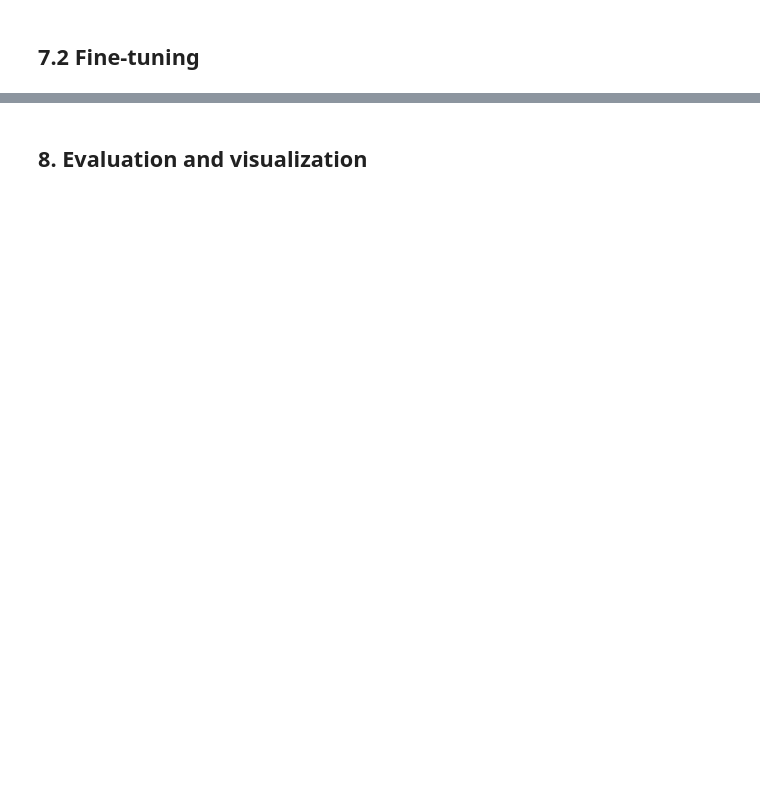
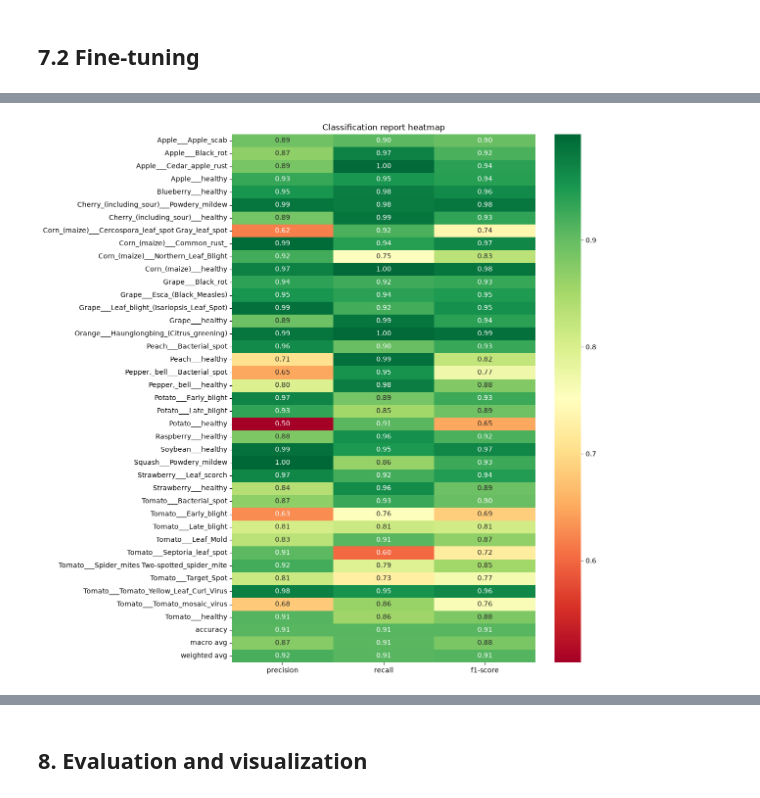
Before and after one commit to radinelageorgieva/plant-disease-classification, a Jupyter notebook: Plant_Disease_Classification.ipynb, the cells around one changed output, grey strips where cells are left out. Cells and saved outputs as stored; diff of their text form; code cells hidden in the pictures; blank space fills up the shorter version.

```diff
--- a/Plant_Disease_Classification.ipynb
+++ b/Plant_Disease_Classification.ipynb
@@ -541,0 +682,6 @@ Applying fine-tuning by unfreezing Block 8 with AdamW unlocked further learning,
+# %%
+test_report = classification_report(y_true_test, y_pred_test, target_names = class_names, output_dict = True)
+# %%
+test_report = pd.DataFrame(test_report).transpose()
+# %%
+test_report = test_report.round(4)
@@ -541,0 +710,7 @@ Applying fine-tuning by unfreezing Block 8 with AdamW unlocked further learning,
+# %%
+plt.figure(figsize = (10, 14))
+sns.heatmap(test_report[['precision', 'recall', 'f1-score']], annot = True, cmap = 'RdYlGn', fmt = '.2f')
+plt.title('Classification report heatmap')
+plt.show()
+# %% [output]
+[figure, added]
```
Also changed, not shown: parts of 51 cells of this notebook.
